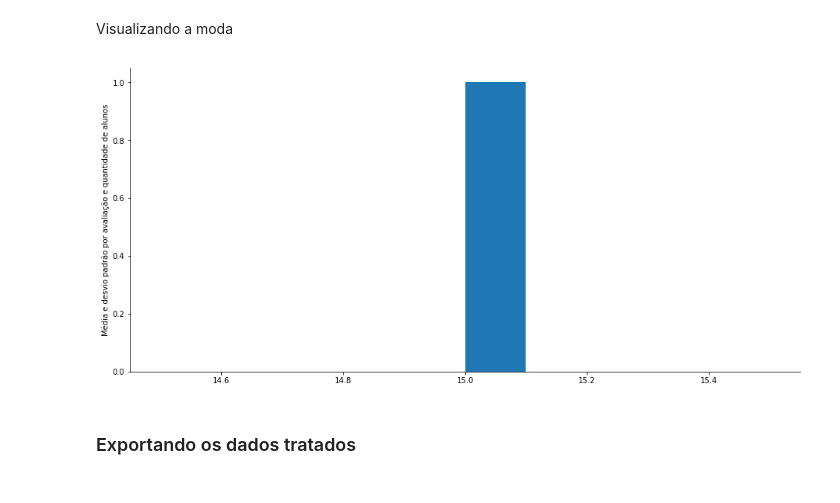
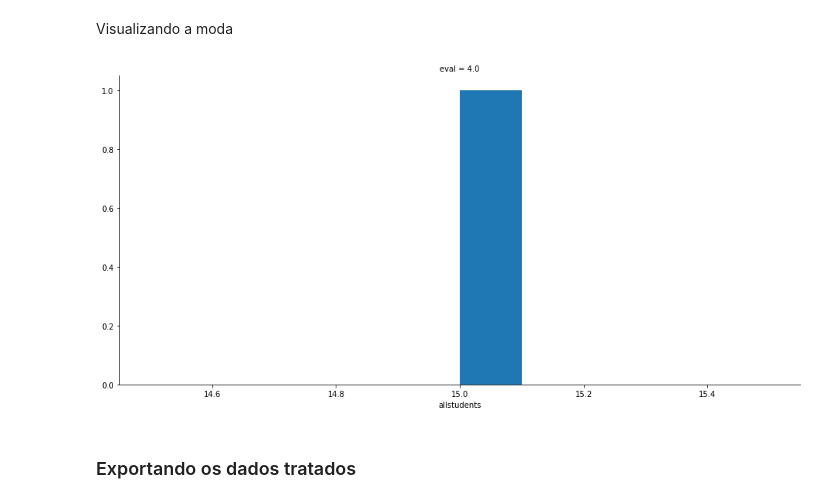
Before and after one commit to vhnegrisoli/ibm-statistics, a Jupyter notebook: 01 - Statistics - Importando dados, média, moda, mediana, desvio padrão e agrupamento.ipynb, the cells around one changed output. Cells and saved outputs as stored; diff of their text form; code cells hidden in the pictures.

```diff
--- a/01 - Statistics - Importando dados, média, moda, mediana, desvio padrão e agrupamento.ipynb
+++ b/01 - Statistics - Importando dados, média, moda, mediana, desvio padrão e agrupamento.ipynb
@@ -241,9 +241,10 @@ Visualizando a moda
 # %%
 g = sns.FacetGrid(moda, col="eval")
 g.map(plt.hist, "allstudents")
-configurar_plot('', '', 'Média e desvio padrão por avaliação e quantidade de alunos', 16, 8)
+
+plt.gcf().set_size_inches(16, 8)
 # %% [output]
-[figure, old version]
+[figure, new version]
 # %% [markdown]
 ### Exportando os dados tratados
 # %%
```
Also changed, not shown: parts of 6 cells of this notebook, 3 other files.
